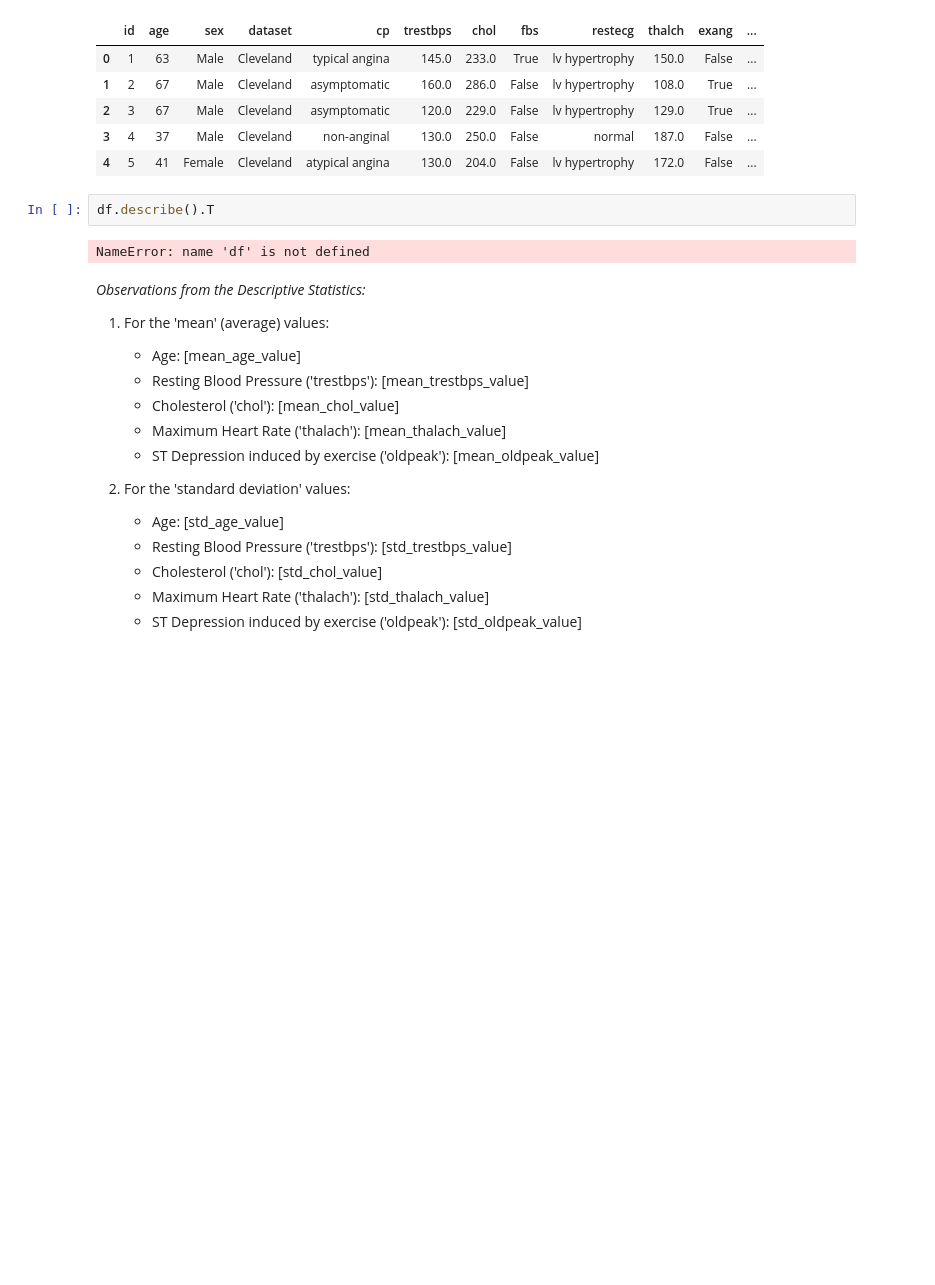
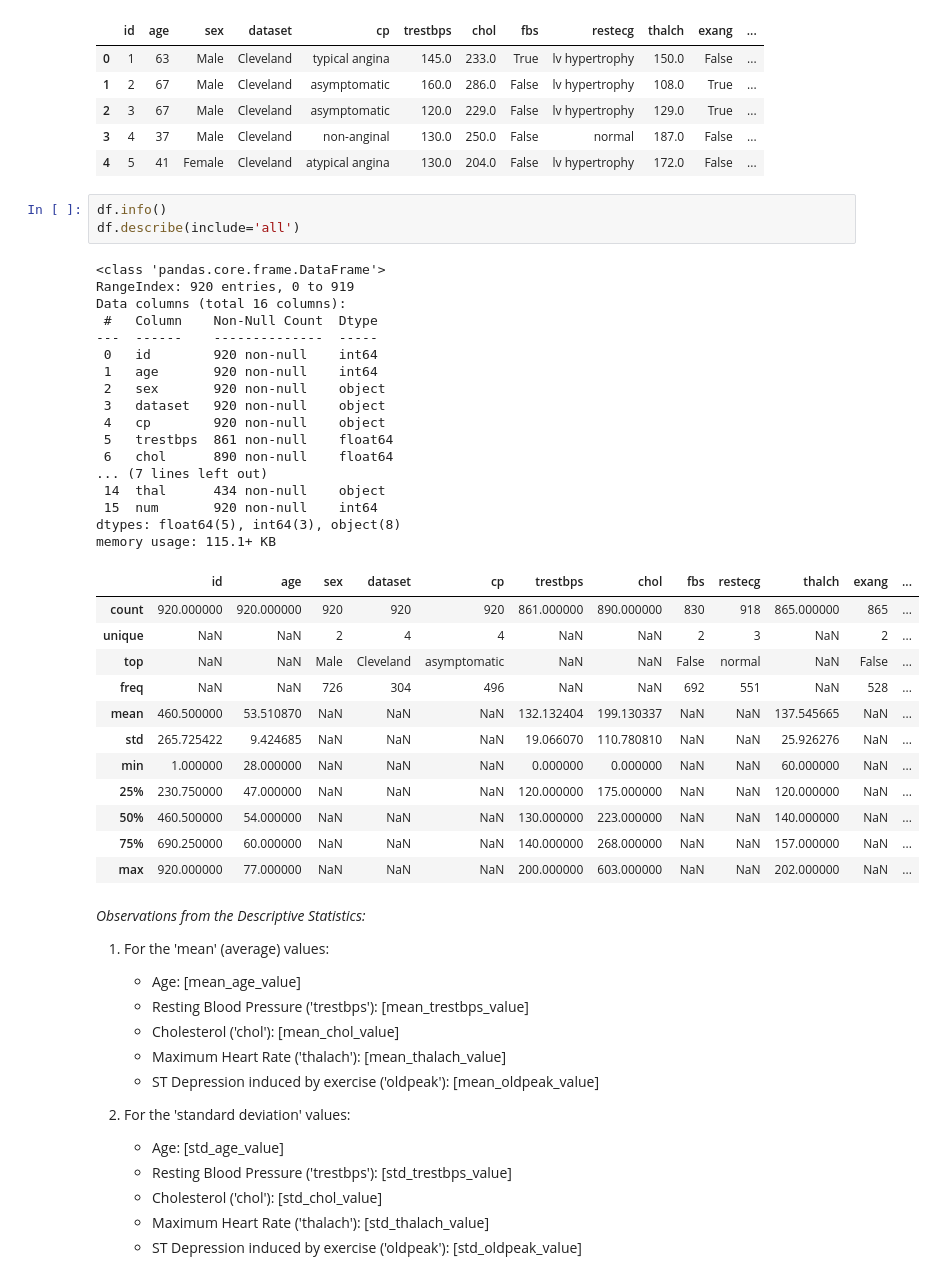
Before and after one commit to JoshOmondi/Heart_disease_DCI, a Jupyter notebook: Heart_Disease_UCI.ipynb, the cells around one changed output. Cells and saved outputs as stored; diff of their text form; blank space fills up the shorter version.

```diff
--- a/Heart_Disease_UCI.ipynb
+++ b/Heart_Disease_UCI.ipynb
@@ -207,10 +191,39 @@ df.head()
 | 2 | 3 | 67 | Male | Cleveland | asymptomatic | 120.0 | 229.0 | False | lv hypertrophy | 129.0 | True | ... |
 | 3 | 4 | 37 | Male | Cleveland | non-anginal | 130.0 | 250.0 | False | normal | 187.0 | False | ... |
 | 4 | 5 | 41 | Female | Cleveland | atypical angina | 130.0 | 204.0 | False | lv hypertrophy | 172.0 | False | ... |
-# %%
-df.describe().T
-# %% [output]
-NameError: name 'df' is not defined
+# %%
+df.info()
+df.describe(include='all')
+# %% [output]
+<class 'pandas.core.frame.DataFrame'>
+RangeIndex: 920 entries, 0 to 919
+Data columns (total 16 columns):
+ #   Column    Non-Null Count  Dtype
+---  ------    --------------  -----
+ 0   id        920 non-null    int64
+ 1   age       920 non-null    int64
+ 2   sex       920 non-null    object
+ 3   dataset   920 non-null    object
+ 4   cp        920 non-null    object
+ 5   trestbps  861 non-null    float64
+ 6   chol      890 non-null    float64
+... (7 lines left out)
+ 14  thal      434 non-null    object
+ 15  num       920 non-null    int64
+dtypes: float64(5), int64(3), object(8)
+memory usage: 115.1+ KB
+|  | id | age | sex | dataset | cp | trestbps | chol | fbs | restecg | thalch | exang | ... |
+| count | 920.000000 | 920.000000 | 920 | 920 | 920 | 861.000000 | 890.000000 | 830 | 918 | 865.000000 | 865 | ... |
+| unique | NaN | NaN | 2 | 4 | 4 | NaN | NaN | 2 | 3 | NaN | 2 | ... |
+| top | NaN | NaN | Male | Cleveland | asymptomatic | NaN | NaN | False | normal | NaN | False | ... |
+| freq | NaN | NaN | 726 | 304 | 496 | NaN | NaN | 692 | 551 | NaN | 528 | ... |
+| mean | 460.500000 | 53.510870 | NaN | NaN | NaN | 132.132404 | 199.130337 | NaN | NaN | 137.545665 | NaN | ... |
+| std | 265.725422 | 9.424685 | NaN | NaN | NaN | 19.066070 | 110.780810 | NaN | NaN | 25.926276 | NaN | ... |
+| min | 1.000000 | 28.000000 | NaN | NaN | NaN | 0.000000 | 0.000000 | NaN | NaN | 60.000000 | NaN | ... |
+| 25% | 230.750000 | 47.000000 | NaN | NaN | NaN | 120.000000 | 175.000000 | NaN | NaN | 120.000000 | NaN | ... |
+| 50% | 460.500000 | 54.000000 | NaN | NaN | NaN | 130.000000 | 223.000000 | NaN | NaN | 140.000000 | NaN | ... |
+| 75% | 690.250000 | 60.000000 | NaN | NaN | NaN | 140.000000 | 268.000000 | NaN | NaN | 157.000000 | NaN | ... |
+| max | 920.000000 | 77.000000 | NaN | NaN | NaN | 200.000000 | 603.000000 | NaN | NaN | 202.000000 | NaN | ... |
 # %% [markdown]
 
 *Observations from the Descriptive Statistics:*
```
Also changed, not shown: parts of 12 cells of this notebook.
